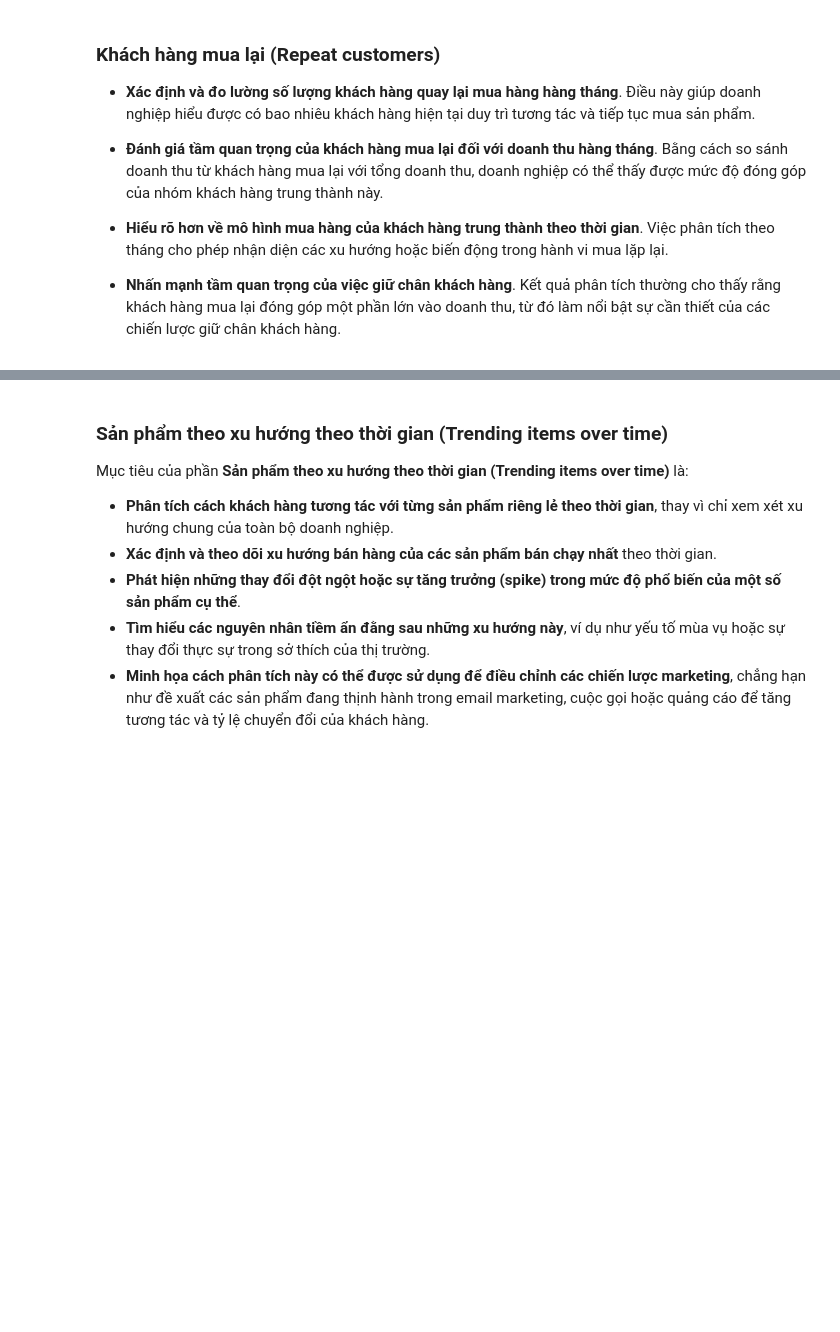
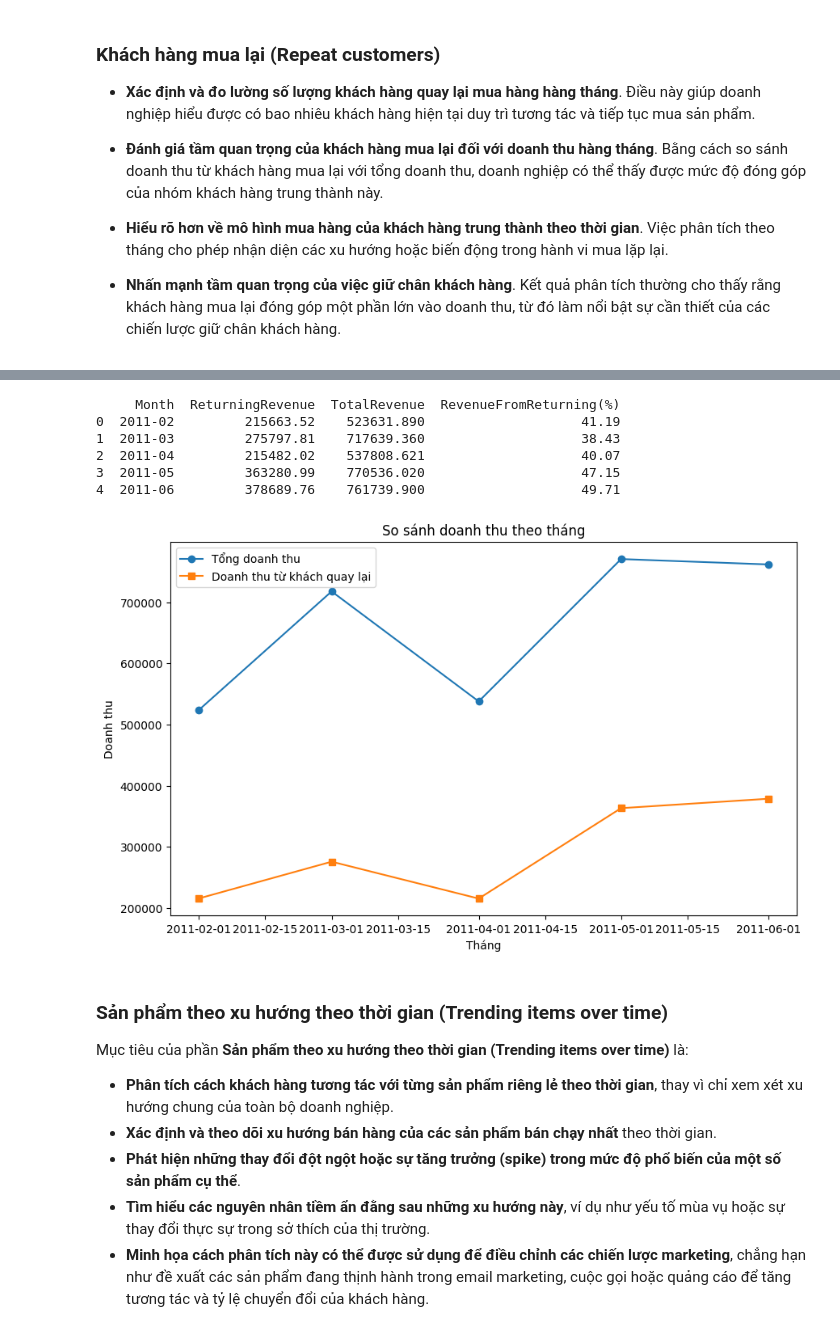
Before and after one commit to ntlong81/Python_TKT64, a Jupyter notebook: Product_Analytics_Python.ipynb, the cells around one changed output, grey strips where cells are left out. Saved outputs shown, nothing was run; the diff lists cells and outputs as text; code cells hidden in the pictures; blank space fills up the shorter version.

```diff
--- a/Product_Analytics_Python.ipynb
+++ b/Product_Analytics_Python.ipynb
@@ -181,3 +254,57 @@ plt.show()
+# %%
+# tính doanh thu khách hàng quay lại mua hàng
+retention_revenue = []
+
+for i in range(1, len(months)):
+    prev_month_customers = set(customers_by_month[months[i-1]])
+    curr_month_customers = set(customers_by_month[months[i]])
+
+    # Khách hàng quay lại
+    returning_customers = prev_month_customers & curr_month_customers
+
+    # Lọc đơn hàng của tháng hiện tại từ khách quay lại
+    curr_month_data = df[df['Month'] == months[i]]
+    returning_data = curr_month_data[curr_month_data['CustomerID'].isin(returning_customers)]
+
+    # Doanh thu từ khách quay lại
+    returning_sales = returning_data['Sales'].sum()
+
+    # Tổng doanh thu tháng hiện tại
+    total_sales = curr_month_data['Sales'].sum()
+
+    # Tỷ lệ doanh thu từ khách quay lại
+    ratio = returning_sales / total_sales * 100 if total_sales > 0 else 0
+
+    retention_revenue.append({
+        'Month': str(months[i]),
+        'ReturningRevenue': returning_sales,
+        'TotalRevenue': total_sales,
+        'RevenueFromReturning(%)': round(ratio, 2)
+    })
+# %%
+revenue_df = pd.DataFrame(retention_revenue)
+print(revenue_df)
+# %% [output]
+     Month  ReturningRevenue  TotalRevenue  RevenueFromReturning(%)
+0  2011-02         215663.52    523631.890                    41.19
+1  2011-03         275797.81    717639.360                    38.43
+2  2011-04         215482.02    537808.621                    40.07
+3  2011-05         363280.99    770536.020                    47.15
+4  2011-06         378689.76    761739.900                    49.71
+# %%
+# Convert Month to datetime for better plotting
+revenue_df['Month'] = pd.to_datetime(revenue_df['Month'])
+
+# Plotting
+plt.figure(figsize=(10, 6))
+plt.plot(revenue_df['Month'], revenue_df['TotalRevenue'], marker='o', label='Tổng doanh thu')
+plt.plot(revenue_df['Month'], revenue_df['ReturningRevenue'], marker='s', label='Doanh thu từ khách quay lại')
+plt.title('So sánh doanh thu theo tháng')
+plt.xlabel('Tháng')
+plt.ylabel('Doanh thu')
+plt.legend();
+# %% [output]
+[figure, added]
 # %% [markdown]
 
 ### **Sản phẩm theo xu hướng theo thời gian (Trending items over time)**
```
Also changed, not shown: parts of 8 cells of this notebook.
